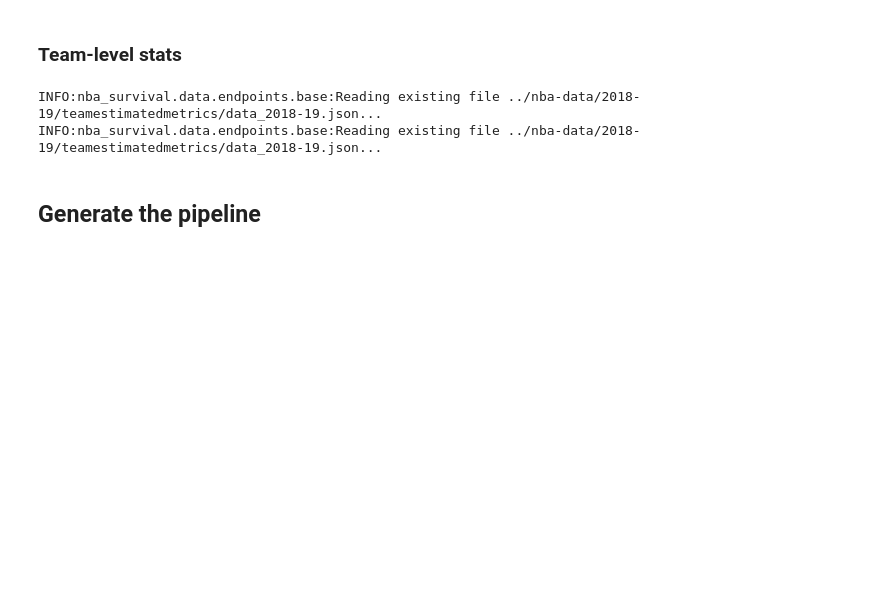
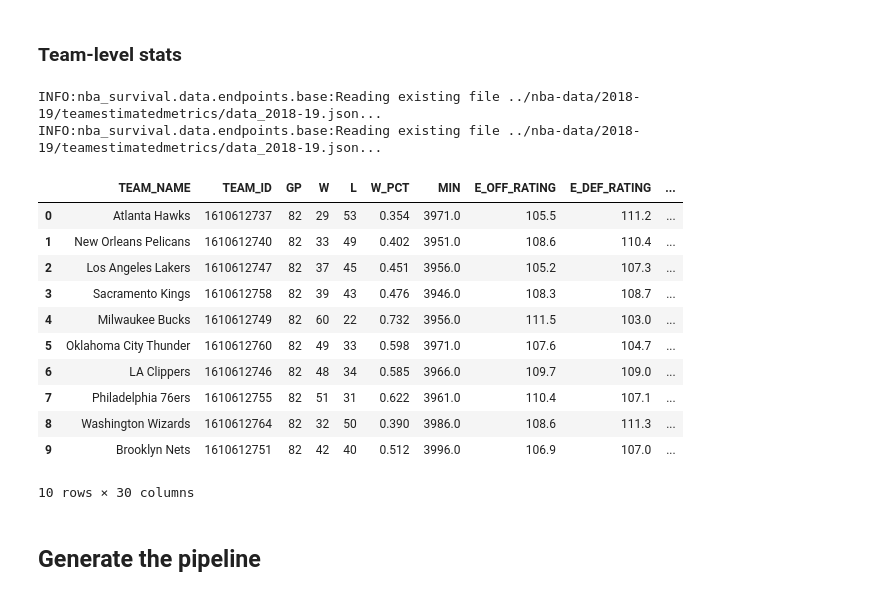
Before and after one commit to ak-gupta/nbaspa, a Jupyter notebook: notebooks/Testing out the pipeline.ipynb, the cells around one changed output. Saved outputs shown, nothing was run; the diff lists cells and outputs as text; code cells hidden in the pictures; blank space fills up the shorter version.

```diff
--- a/notebooks/Testing out the pipeline.ipynb
+++ b/notebooks/Testing out the pipeline.ipynb
@@ -87,6 +174,21 @@ awayteamstats = awaystats.get_data()
 # %% [output]
 INFO:nba_survival.data.endpoints.base:Reading existing file ../nba-data/2018-19/teamestimatedmetrics/data_2018-19.json...
 INFO:nba_survival.data.endpoints.base:Reading existing file ../nba-data/2018-19/teamestimatedmetrics/data_2018-19.json...
+# %%
+hometeamstats.head(n=10)
+# %% [output]
+|  | TEAM_NAME | TEAM_ID | GP | W | L | W_PCT | MIN | E_OFF_RATING | E_DEF_RATING | ... |
+| 0 | Atlanta Hawks | 1610612737 | 82 | 29 | 53 | 0.354 | 3971.0 | 105.5 | 111.2 | ... |
+| 1 | New Orleans Pelicans | 1610612740 | 82 | 33 | 49 | 0.402 | 3951.0 | 108.6 | 110.4 | ... |
+| 2 | Los Angeles Lakers | 1610612747 | 82 | 37 | 45 | 0.451 | 3956.0 | 105.2 | 107.3 | ... |
+| 3 | Sacramento Kings | 1610612758 | 82 | 39 | 43 | 0.476 | 3946.0 | 108.3 | 108.7 | ... |
+| 4 | Milwaukee Bucks | 1610612749 | 82 | 60 | 22 | 0.732 | 3956.0 | 111.5 | 103.0 | ... |
+| 5 | Oklahoma City Thunder | 1610612760 | 82 | 49 | 33 | 0.598 | 3971.0 | 107.6 | 104.7 | ... |
+| 6 | LA Clippers | 1610612746 | 82 | 48 | 34 | 0.585 | 3966.0 | 109.7 | 109.0 | ... |
+| 7 | Philadelphia 76ers | 1610612755 | 82 | 51 | 31 | 0.622 | 3961.0 | 110.4 | 107.1 | ... |
+| 8 | Washington Wizards | 1610612764 | 82 | 32 | 50 | 0.390 | 3986.0 | 108.6 | 111.3 | ... |
+| 9 | Brooklyn Nets | 1610612751 | 82 | 42 | 40 | 0.512 | 3996.0 | 106.9 | 107.0 | ... |
+10 rows × 30 columns
 # %% [markdown]
 ## Generate the pipeline
 # %%
```
Also changed, not shown: parts of 15 cells of this notebook.
